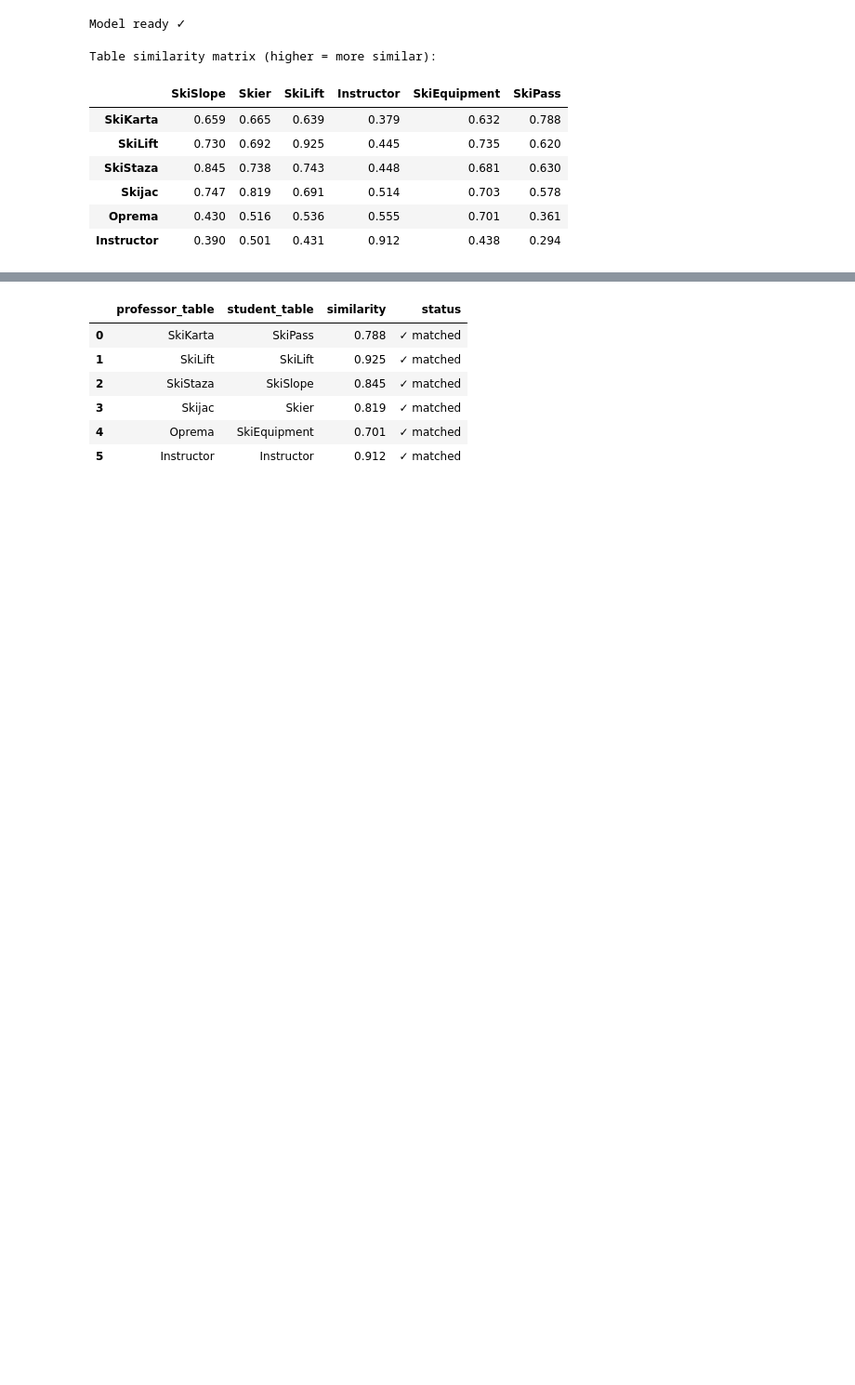
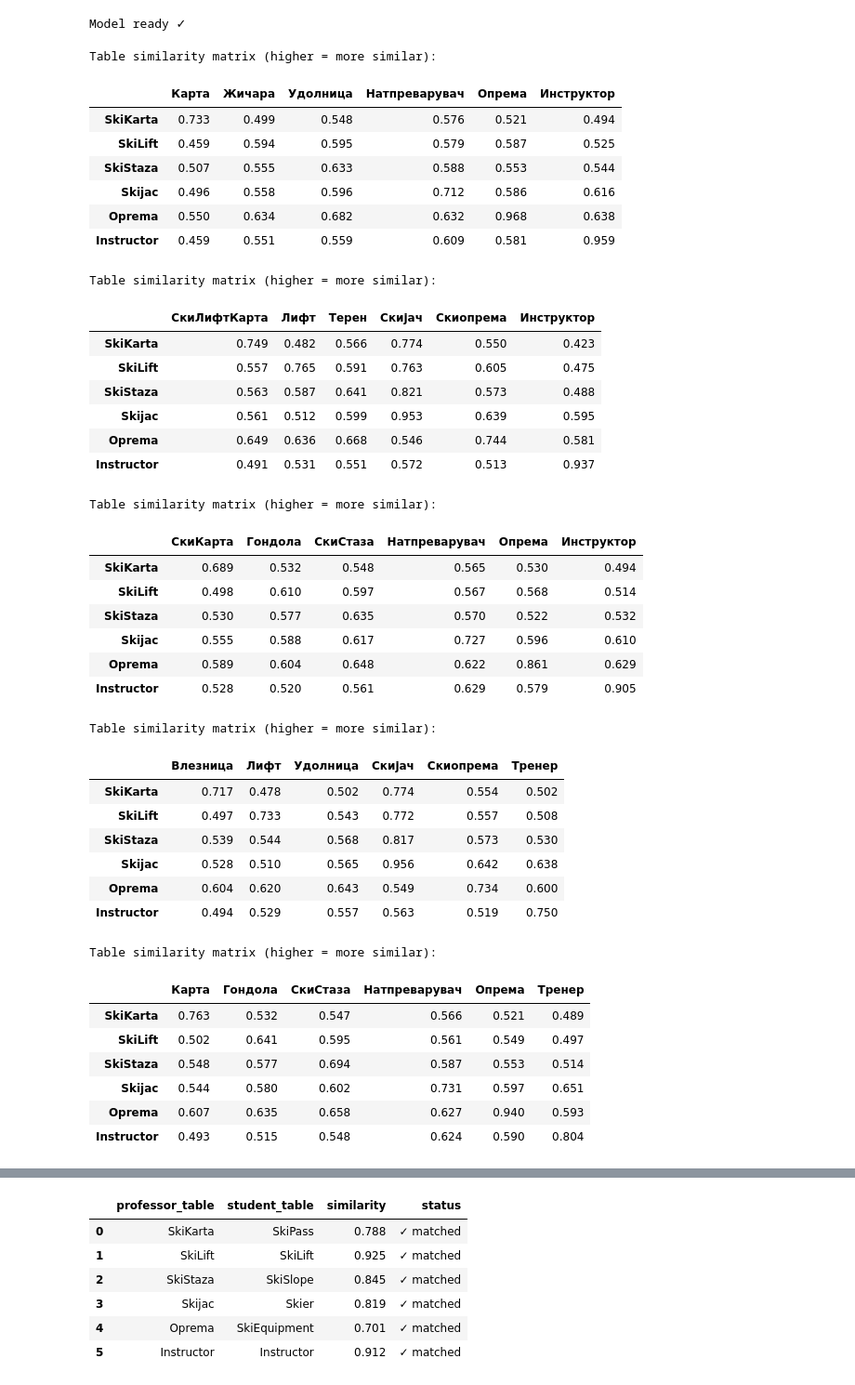
Before and after one commit to DzoDzo/TasteModelo, a Jupyter notebook: table-attribute-matcher_ef7127eb-5dc0-48dc-a2f4-c9e1148df48d.ipynb, the cells around one changed output, grey strips where cells are left out. Shown at 93% size. Saved outputs shown, nothing was run; the diff lists cells and outputs as text; code cells hidden in the pictures; blank space fills up the shorter version.

```diff
--- a/table-attribute-matcher_ef7127eb-5dc0-48dc-a2f4-c9e1148df48d.ipynb
+++ b/table-attribute-matcher_ef7127eb-5dc0-48dc-a2f4-c9e1148df48d.ipynb
@@ -172,8 +172,8 @@ def generate_limited_schema_variations(
         for base_table_name, attrs in base_schema.items():
             # choose table/entity name
             entity_variants = list(entity_name_map.get(base_table_name, []))
-            if include_original_entity and base_table_name not in entity_variants:
-                entity_variants = [base_table_name] + entity_variants
+            # if include_original_entity and base_table_name not in entity_variants:
+            #     entity_variants = [base_table_name] + entity_variants
 
             chosen_table_name = rng.choice(entity_variants)
 
@@ -271,7 +271,7 @@ entity_names_lat={
 
 entity_names_cyr={
         "SkiKarta": ["Карта","Влезница","СкиВлезница","ЛифтДозвола","СкиЛифтКарта","СкиКарта"],
-    "SkiLift":["Лифт","Жичара","Гондола","Зицара"],
+    "SkiLift":["Лифт","Жичара","Гондола"],
     "SkiStaza":["Стаза","Терен","СкиСтаза","Удолница"],
     "Skijac":["Скијач","Натпреварувач"],
     "Oprema":["Опрема","Скиопрема"],
@@ -610,44 +610,78 @@ Model ready ✓
 # %%
 def build_table_similarity_matrix(model, professor: dict, student: dict):
     prof_tables = list(professor.keys())
     stud_tables = list(student.keys())
 
     prof_name_embs = embed(model, [readable(t) for t in prof_tables])
     stud_name_embs = embed(model, [readable(t) for t in stud_tables])
 
     n_p, n_s = len(prof_tables), len(stud_tables)
     matrix = np.zeros((n_p, n_s))
 
     for i, j in product(range(n_p), range(n_s)):
         pt, st = prof_tables[i], stud_tables[j]
         name_sim   = cosine(prof_name_embs[i], stud_name_embs[j])
         attr_sim   = attribute_set_similarity(model, professor[pt], student[st])
         struct_sim = structural_similarity(professor[pt], student[st])
         type_sim   = type_distribution_similarity(professor[pt], student[st])  # NEW
         matrix[i, j] = (W_NAME   * name_sim
                        + W_ATTRS  * attr_sim
                        + W_STRUCT * struct_sim
                        + W_TYPES  * type_sim)                                  # NEW
 
     return matrix, prof_tables, stud_tables
 
+for shema in schemas["cyrillic"]: #latin vo cyrillic
+    sim_matrix, prof_tables, stud_tables = build_table_similarity_matrix(
+        model, PROFESSOR_SCHEMA, shema
+    )
 
-sim_matrix, prof_tables, stud_tables = build_table_similarity_matrix(
-    model, PROFESSOR_SCHEMA, STUDENT_SCHEMA
-)
 
-df_sim = pd.DataFrame(sim_matrix, index=prof_tables, columns=stud_tables)
-print('Table similarity matrix (higher = more similar):\n')
-display(df_sim.style
-    .background_gradient(cmap='YlGn', vmin=0, vmax=1)
-    .format('{:.3f}')
-)
+    df_sim = pd.DataFrame(sim_matrix, index=prof_tables, columns=stud_tables)
+    print('Table similarity matrix (higher = more similar):\n')
+
+    display(df_sim.style
+        .background_gradient(cmap='YlGn', vmin=0, vmax=1)
+        .format('{:.3f}')
+    )
 # %% [output]
 Table similarity matrix (higher = more similar):
-|  | SkiSlope | Skier | SkiLift | Instructor | SkiEquipment | SkiPass |
-| SkiKarta | 0.659 | 0.665 | 0.639 | 0.379 | 0.632 | 0.788 |
-| SkiLift | 0.730 | 0.692 | 0.925 | 0.445 | 0.735 | 0.620 |
-| SkiStaza | 0.845 | 0.738 | 0.743 | 0.448 | 0.681 | 0.630 |
-| Skijac | 0.747 | 0.819 | 0.691 | 0.514 | 0.703 | 0.578 |
-| Oprema | 0.430 | 0.516 | 0.536 | 0.555 | 0.701 | 0.361 |
-| Instructor | 0.390 | 0.501 | 0.431 | 0.912 | 0.438 | 0.294 |
+|  | Карта | Жичара | Удолница | Натпреварувач | Опрема | Инструктор |
+| SkiKarta | 0.733 | 0.499 | 0.548 | 0.576 | 0.521 | 0.494 |
+| SkiLift | 0.459 | 0.594 | 0.595 | 0.579 | 0.587 | 0.525 |
+| SkiStaza | 0.507 | 0.555 | 0.633 | 0.588 | 0.553 | 0.544 |
+| Skijac | 0.496 | 0.558 | 0.596 | 0.712 | 0.586 | 0.616 |
+| Oprema | 0.550 | 0.634 | 0.682 | 0.632 | 0.968 | 0.638 |
+| Instructor | 0.459 | 0.551 | 0.559 | 0.609 | 0.581 | 0.959 |
+Table similarity matrix (higher = more similar):
+|  | СкиЛифтКарта | Лифт | Терен | Скијач | Скиопрема | Инструктор |
+| SkiKarta | 0.749 | 0.482 | 0.566 | 0.774 | 0.550 | 0.423 |
+| SkiLift | 0.557 | 0.765 | 0.591 | 0.763 | 0.605 | 0.475 |
+| SkiStaza | 0.563 | 0.587 | 0.641 | 0.821 | 0.573 | 0.488 |
+| Skijac | 0.561 | 0.512 | 0.599 | 0.953 | 0.639 | 0.595 |
+| Oprema | 0.649 | 0.636 | 0.668 | 0.546 | 0.744 | 0.581 |
+| Instructor | 0.491 | 0.531 | 0.551 | 0.572 | 0.513 | 0.937 |
+Table similarity matrix (higher = more similar):
+|  | СкиКарта | Гондола | СкиСтаза | Натпреварувач | Опрема | Инструктор |
+| SkiKarta | 0.689 | 0.532 | 0.548 | 0.565 | 0.530 | 0.494 |
+| SkiLift | 0.498 | 0.610 | 0.597 | 0.567 | 0.568 | 0.514 |
+| SkiStaza | 0.530 | 0.577 | 0.635 | 0.570 | 0.522 | 0.532 |
+| Skijac | 0.555 | 0.588 | 0.617 | 0.727 | 0.596 | 0.610 |
+| Oprema | 0.589 | 0.604 | 0.648 | 0.622 | 0.861 | 0.629 |
+| Instructor | 0.528 | 0.520 | 0.561 | 0.629 | 0.579 | 0.905 |
+Table similarity matrix (higher = more similar):
+|  | Влезница | Лифт | Удолница | Скијач | Скиопрема | Тренер |
+| SkiKarta | 0.717 | 0.478 | 0.502 | 0.774 | 0.554 | 0.502 |
+| SkiLift | 0.497 | 0.733 | 0.543 | 0.772 | 0.557 | 0.508 |
+| SkiStaza | 0.539 | 0.544 | 0.568 | 0.817 | 0.573 | 0.530 |
+| Skijac | 0.528 | 0.510 | 0.565 | 0.956 | 0.642 | 0.638 |
+| Oprema | 0.604 | 0.620 | 0.643 | 0.549 | 0.734 | 0.600 |
+| Instructor | 0.494 | 0.529 | 0.557 | 0.563 | 0.519 | 0.750 |
+Table similarity matrix (higher = more similar):
+|  | Карта | Гондола | СкиСтаза | Натпреварувач | Опрема | Тренер |
+| SkiKarta | 0.763 | 0.532 | 0.547 | 0.566 | 0.521 | 0.489 |
+| SkiLift | 0.502 | 0.641 | 0.595 | 0.561 | 0.549 | 0.497 |
+| SkiStaza | 0.548 | 0.577 | 0.694 | 0.587 | 0.553 | 0.514 |
+| Skijac | 0.544 | 0.580 | 0.602 | 0.731 | 0.597 | 0.651 |
+| Oprema | 0.607 | 0.635 | 0.658 | 0.627 | 0.940 | 0.593 |
+| Instructor | 0.493 | 0.515 | 0.548 | 0.624 | 0.590 | 0.804 |
```
Also changed, not shown: parts of 2 cells of this notebook, 1 other file.
